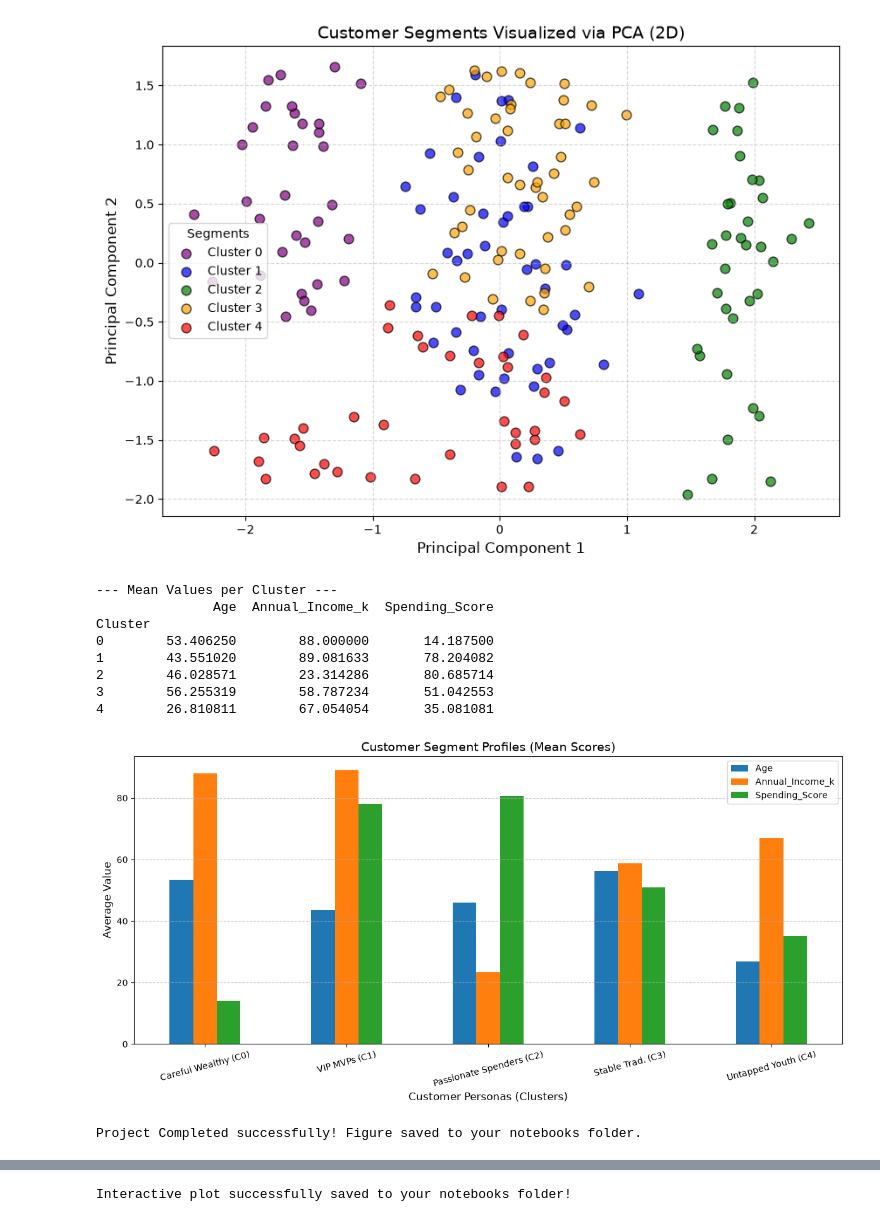
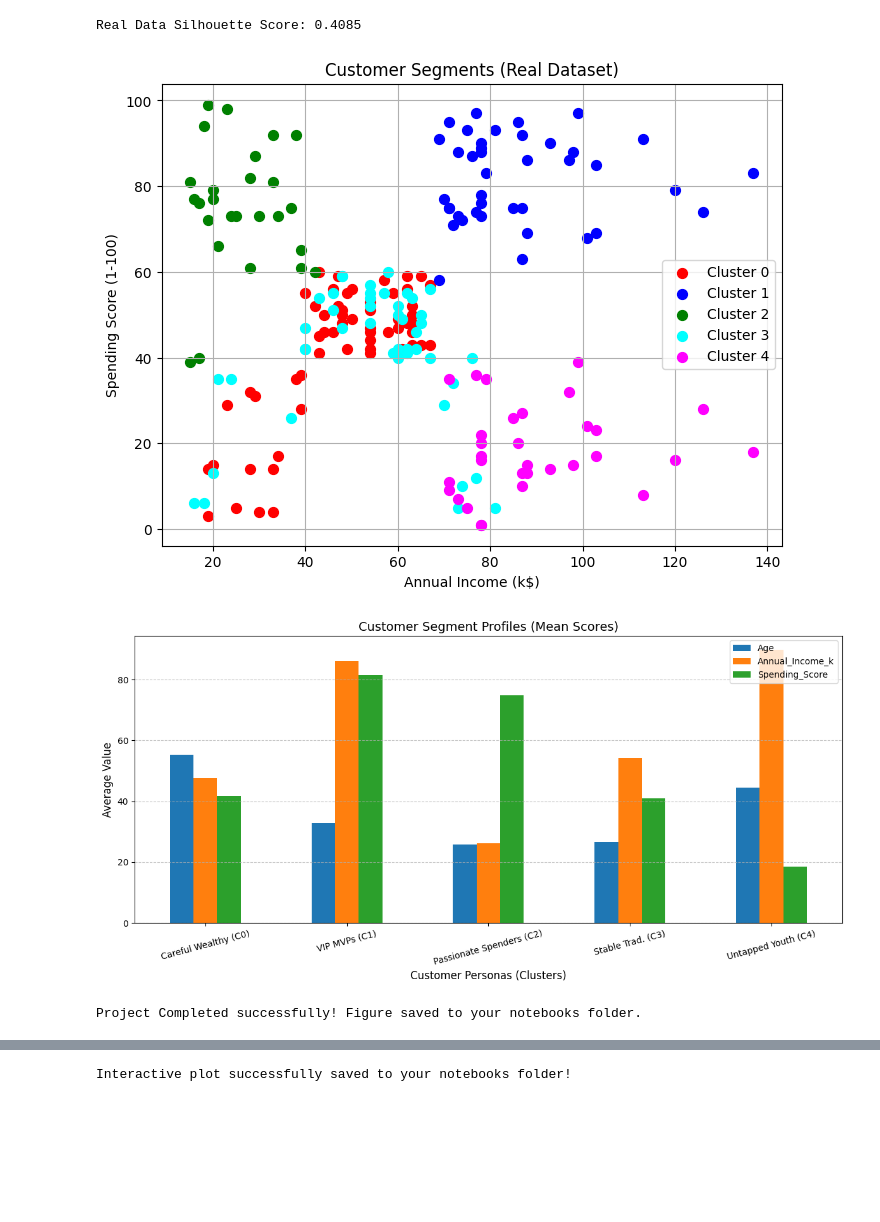
Before and after one commit to Priyanshi516/Customer-Segmentation-Clustering, a Jupyter notebook: Untitled.ipynb, the cells around one changed output, grey strips where cells are left out. Cells and saved outputs as stored; diff of their text form; code cells hidden in the pictures; blank space fills up the shorter version.

```diff
--- a/Untitled.ipynb
+++ b/Untitled.ipynb
@@ -111,66 +66,60 @@ plt.show()
 # %%
-from sklearn.cluster import KMeans
-from sklearn.decomposition import PCA
+from sklearn.metrics import silhouette_score
 
-# 1. Train our final K-Means model with k=5
-optimal_k = 5
-kmeans = KMeans(n_clusters=optimal_k, init='k-means++', random_state=42, n_init=10)
-df['Cluster'] = kmeans.fit_transform(X_scaled).argmin(axis=1) # Assign cluster labels
+# 1. K=5 par model train karna (Mall Customers ke liye 5 clusters standard hote hain)
+kmeans = KMeans(n_clusters=5, init='k-means++', random_state=42)
+cluster_labels = kmeans.fit_predict(X_scaled_df)
 
-# 2. Reduce features to 2D using PCA for visualization
-pca = PCA(n_components=2, random_state=42)
-X_pca = pca.fit_transform(X_scaled)
+# 2. Silhouette Score calculate aur print karna
+score = silhouette_score(X_scaled_df, cluster_labels)
+print(f"Real Data Silhouette Score: {score:.4f}")
 
-# Add PCA components to our main dataframe
-df['PCA1'] = X_pca[:, 0]
-df['PCA2'] = X_pca[:, 1]
+# 3. Final Result Plot karna (Annual Income vs Spending Score)
+plt.figure(figsize=(8, 6))
+colors = ['red', 'blue', 'green', 'cyan', 'magenta']
+for i in range(5):
+    plt.scatter(X.values[cluster_labels == i, 1], X.values[cluster_labels == i, 2], s=50, c=colors[i], label=f'Cluster {i}')
 
-# 3. Plot the clusters in 2D space
-plt.figure(figsize=(10, 7))
-colors = ['purple', 'blue', 'green', 'orange', 'red']
-
-for cluster_num in range(optimal_k):
-    cluster_data = df[df['Cluster'] == cluster_num]
-    plt.scatter(cluster_data['PCA1'], cluster_data['PCA2'],
-                label=f'Cluster {cluster_num}', c=colors[cluster_num], s=60, edgecolors='black', alpha=0.7)
-
-plt.title('Customer Segments Visualized via PCA (2D)', fontsize=14)
-plt.xlabel('Principal Component 1', fontsize=12)
-plt.ylabel('Principal Component 2', fontsize=12)
-plt.legend(title="Segments")
-plt.grid(True, linestyle='--', alpha=0.5)
+plt.title('Customer Segments (Real Dataset)')
+plt.xlabel('Annual Income (k$)')
+plt.ylabel('Spending Score (1-100)')
+plt.legend()
+plt.grid(True)
 plt.show()
-
-# 4. Display the raw mathematical averages of each cluster
-print("--- Mean Values per Cluster ---")
-profile_table = df.groupby('Cluster')[['Age', 'Annual_Income_k', 'Spending_Score']].mean()
-print(profile_table)
 # %% [output]
+Real Data Silhouette Score: 0.4085
-[figure, old version]
+[figure, new version]
---- Mean Values per Cluster ---
-               Age  Annual_Income_k  Spending_Score
-Cluster
-0        53.406250        88.000000       14.187500
-1        43.551020        89.081633       78.204082
-2        46.028571        23.314286       80.685714
-3        56.255319        58.787234       51.042553
-4        26.810811        67.054054       35.081081
 # %%
-# Plotting the Profile Characteristics for the Marketing Team
+import os
+import pandas as pd
+import matplotlib.pyplot as plt
+
+# --- ERROR FIX 1: Auto-create 'notebooks' folder if it doesn't exist ---
+if not os.path.exists('notebooks'):
+    os.makedirs('notebooks')
+
+# --- ERROR FIX 2: Profile Table create karna (Real Data ke hisab se) ---
+# df['Cluster'] aur cluster_labels aapke purane cells se aa rahe hain
+df['Cluster'] = cluster_labels
+profile_table = df.groupby('Cluster')[['Age', 'Annual_Income_k', 'Spending_Score']].mean()
+
+# --- STEP 3: PLOTTING ---
 profile_table.plot(kind='bar', figsize=(12, 6))
 plt.title('Customer Segment Profiles (Mean Scores)', fontsize=14)
 plt.ylabel('Average Value', fontsize=12)
 plt.xlabel('Customer Personas (Clusters)', fontsize=12)
+
+# Mall Customers ke standard 5 labels set karna
 plt.xticks(ticks=range(5), labels=['Careful Wealthy (C0)', 'VIP MVPs (C1)', 'Passionate Spenders (C2)', 'Stable Trad. (C3)', 'Untapped Youth (C4)'], rotation=15)
 plt.grid(axis='y', linestyle='--', alpha=0.7)
 plt.legend(loc='upper right')
 plt.tight_layout()
 
-# Save the plot automatically to your portfolio folder
+# Plot ko save karna
 plt.savefig('notebooks/customer_segments_profile.png', dpi=300)
 plt.show()
 
 print("Project Completed successfully! Figure saved to your notebooks folder.")
 # %% [output]
-[figure, old version]
+[figure, new version]
 Project Completed successfully! Figure saved to your notebooks folder.
```
Also changed, not shown: parts of 5 cells of this notebook, 2 other files.
